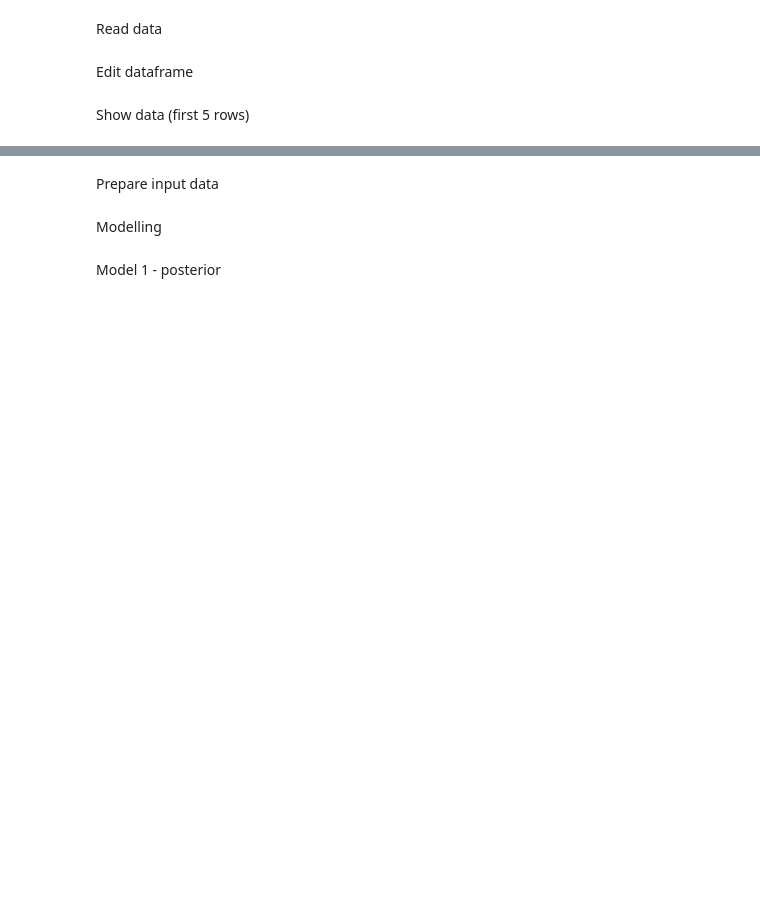
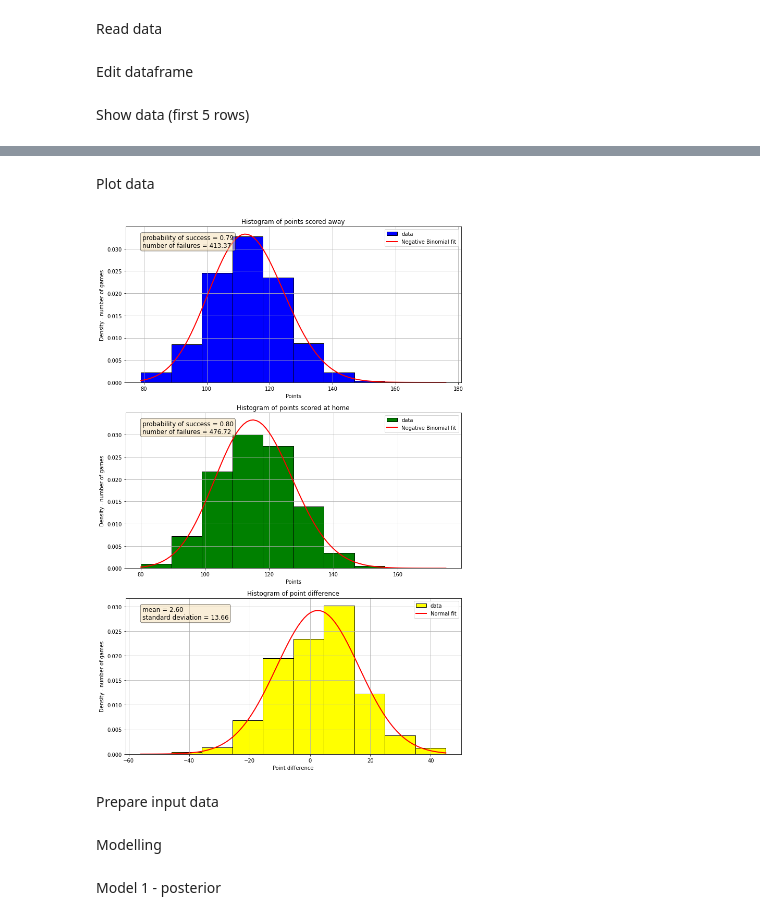
Before and after one commit to Mazart23/NBA_data_analytics, a Jupyter notebook: main.ipynb, the cells around one changed output, grey strips where cells are left out. Saved outputs shown, nothing was run; the diff lists cells and outputs as text; code cells hidden in the pictures; blank space fills up the shorter version.

```diff
--- a/main.ipynb
+++ b/main.ipynb
@@ -15,7 +16,9 @@ from src.web_scraping.scraper import scrap_games
 # %% [markdown]
 Input parameters for scraping
 # %%
-years = list(range(2020, 2022))
+years = list(range(2022, 2024))
+train_year = years[0]
+pred_year = years[1]
 # %% [markdown]
 Scraping
 # %%
@@ -74,3 +76,58 @@ for year in years:
+# %% [markdown]
+Plot data
+# %%
+fig, axes = plt.subplots(nrows=3, ncols=1, figsize=(10, 15))
+
+# Histogram of points scored away
+axes[0].hist(seasons_games[year]['away_team_score'], density=True, bins=10, color='blue', edgecolor='black', label='data')
+axes[0].set_title('Histogram of points scored away')
+axes[0].set_xlabel('Points')
+axes[0].set_ylabel('Density - number of games')
+
+# Histogram of points scored at home
+axes[1].hist(seasons_games[year]['home_team_score'], density=True, bins=10, color='green', edgecolor='black', label='data')
+axes[1].set_title('Histogram of points scored at home')
+axes[1].set_xlabel('Points')
+axes[1].set_ylabel('Density - number of games')
+
+# Histogram of point difference
+axes[2].hist(seasons_games[year]['difference'], density=True, bins=10, color='yellow', edgecolor='black', label='data')
+axes[2].set_title('Histogram of point difference')
+axes[2].set_xlabel('Point difference')
+axes[2].set_ylabel('Density - number of games')
+
+# Plot the negative binomial PDF on each chart
+for ax, col in zip(axes, ('away_team_score', 'home_team_score', 'difference')):
+    mean, var = np.mean(seasons_games[year][col]), np.var(seasons_games[year][col])
+    if col == 'difference':
+        std = np.sqrt(var)
+        x = np.linspace(min(seasons_games[year][col]), max(seasons_games[year][col]), 100)
+        normal_pdf = norm.pdf(x, mean, std)
+
+        # Plot the normal PDF
+        ax.plot(x, normal_pdf, 'r-', lw=2, label='Normal fit')
+
+        textstr = f'mean = {mean:.2f}\nstandard deviation = {std:.2f}'
+        ax.text(0.05, 0.95, textstr, transform=ax.transAxes, fontsize=12,
+                verticalalignment='top', bbox={'boxstyle': 'round', 'facecolor': 'wheat', 'alpha': 0.5})
+    else:
+        p = mean / var
+        r = mean ** 2 / (var - mean)  # Number of failures
+        x = np.arange(min(seasons_games[year][col]), max(seasons_games[year][col]) + 1)
+        nbinom_pmf = nbinom.pmf(x, r, p)
+
+        # Plot the negative binomial PDF
+        ax.plot(x, nbinom_pmf, 'r-', lw=2, label='Negative Binomial fit')
+
+        textstr = f'probability of success = {p:.2f}\nnumber of failures = {r:.2f}'
+        ax.text(0.05, 0.95, textstr, transform=ax.transAxes, fontsize=12,
+                verticalalignment='top', bbox={'boxstyle': 'round', 'facecolor': 'wheat', 'alpha': 0.5})
+    ax.legend()
+    ax.grid()
+
+plt.tight_layout()
+# %% [output]
+[figure, added]
 # %% [markdown]
 Prepare input data
 # %%
```
Also changed, not shown: parts of 12 cells of this notebook, 1 other file.
